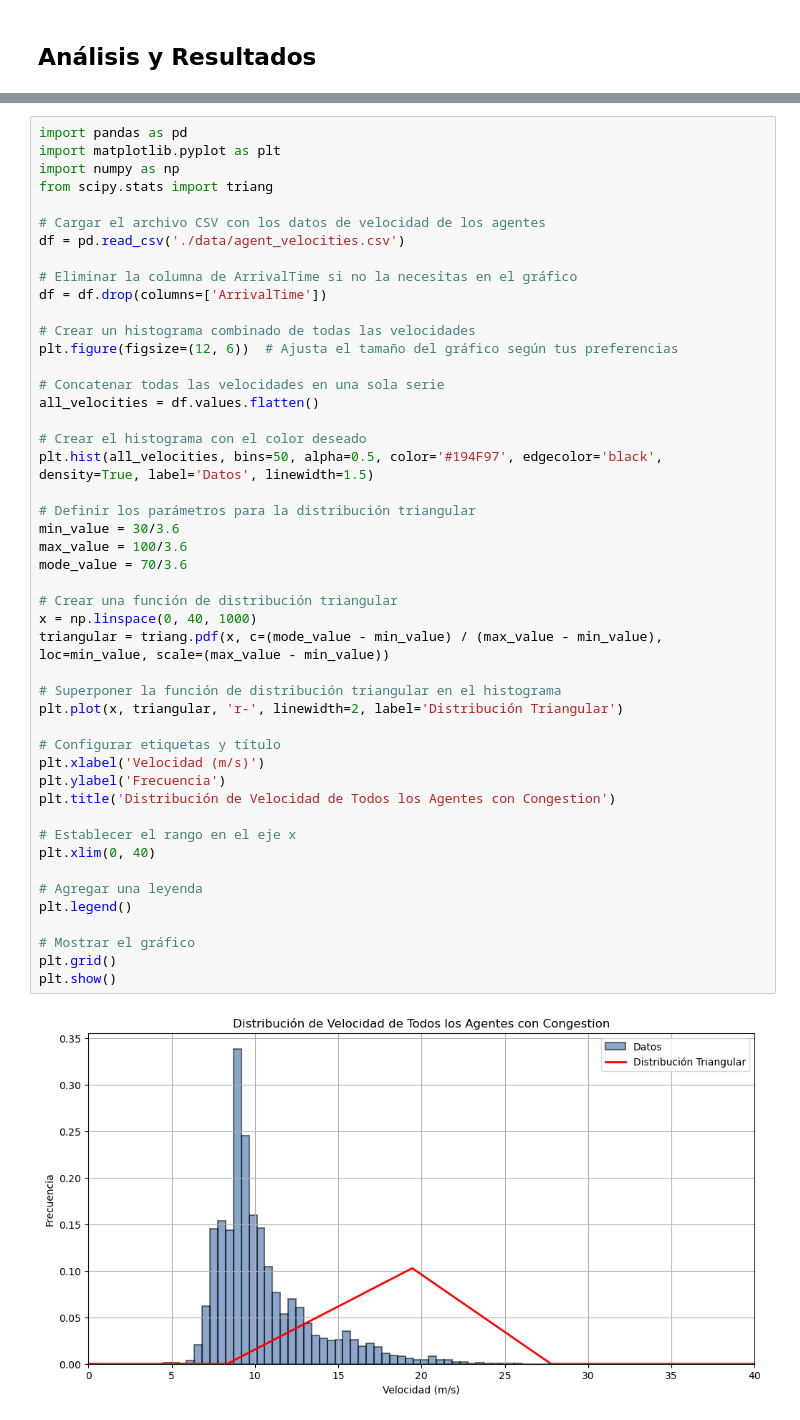
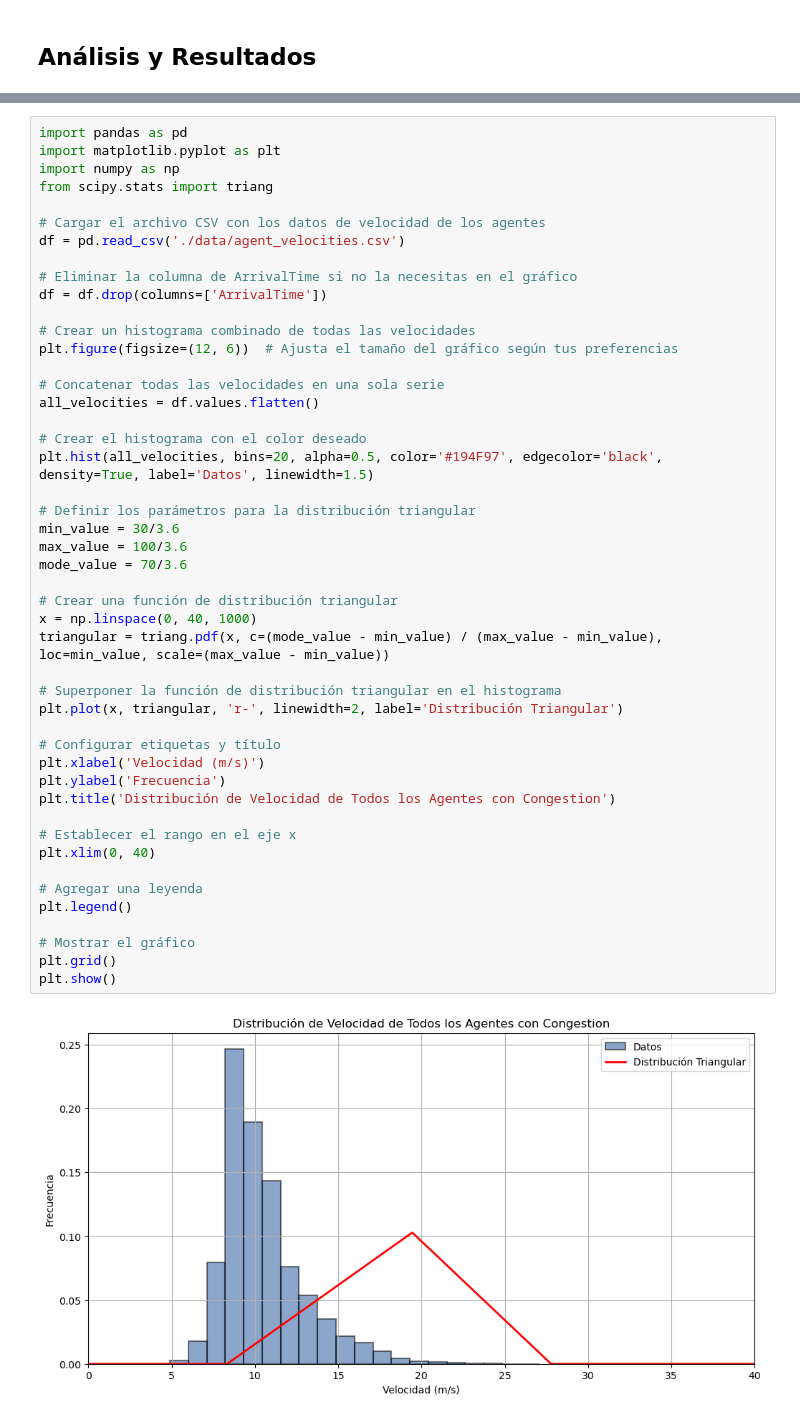
Before and after one commit to azulnogueraa/Agent-Based-Model---Gral-Paz, a Jupyter notebook: simulacion.ipynb, the cells around one changed output, grey strips where cells are left out. Drawn from its saved outputs; the diff is of its cells as text.

```diff
--- a/simulacion.ipynb
+++ b/simulacion.ipynb
@@ -701,36 +700,36 @@ plt.figure(figsize=(12, 6))  # Ajusta el tamaño del gráfico según tus prefere
 all_velocities = df.values.flatten()
 
 # Crear el histograma con el color deseado
-plt.hist(all_velocities, bins=50, alpha=0.5, color='#194F97', edgecolor='black', density=True, label='Datos', linewidth=1.5)
+plt.hist(all_velocities, bins=20, alpha=0.5, color='#194F97', edgecolor='black', density=True, label='Datos', linewidth=1.5)
 
 # Definir los parámetros para la distribución triangular
 min_value = 30/3.6
 max_value = 100/3.6
 mode_value = 70/3.6
 
 # Crear una función de distribución triangular
 x = np.linspace(0, 40, 1000)
 triangular = triang.pdf(x, c=(mode_value - min_value) / (max_value - min_value), loc=min_value, scale=(max_value - min_value))
 
 # Superponer la función de distribución triangular en el histograma
 plt.plot(x, triangular, 'r-', linewidth=2, label='Distribución Triangular')
 
 # Configurar etiquetas y título
 plt.xlabel('Velocidad (m/s)')
 plt.ylabel('Frecuencia')
 plt.title('Distribución de Velocidad de Todos los Agentes con Congestion')
 
 # Establecer el rango en el eje x
 plt.xlim(0, 40)
 
 # Agregar una leyenda
 plt.legend()
 
 # Mostrar el gráfico
 plt.grid()
 plt.show()
 # %% [output]
-[figure, old version]
+[figure, new version]
 # %%
 import pandas as pd
 import matplotlib.pyplot as plt
```
Also changed, not shown: parts of 8 cells of this notebook, 4 other files.
